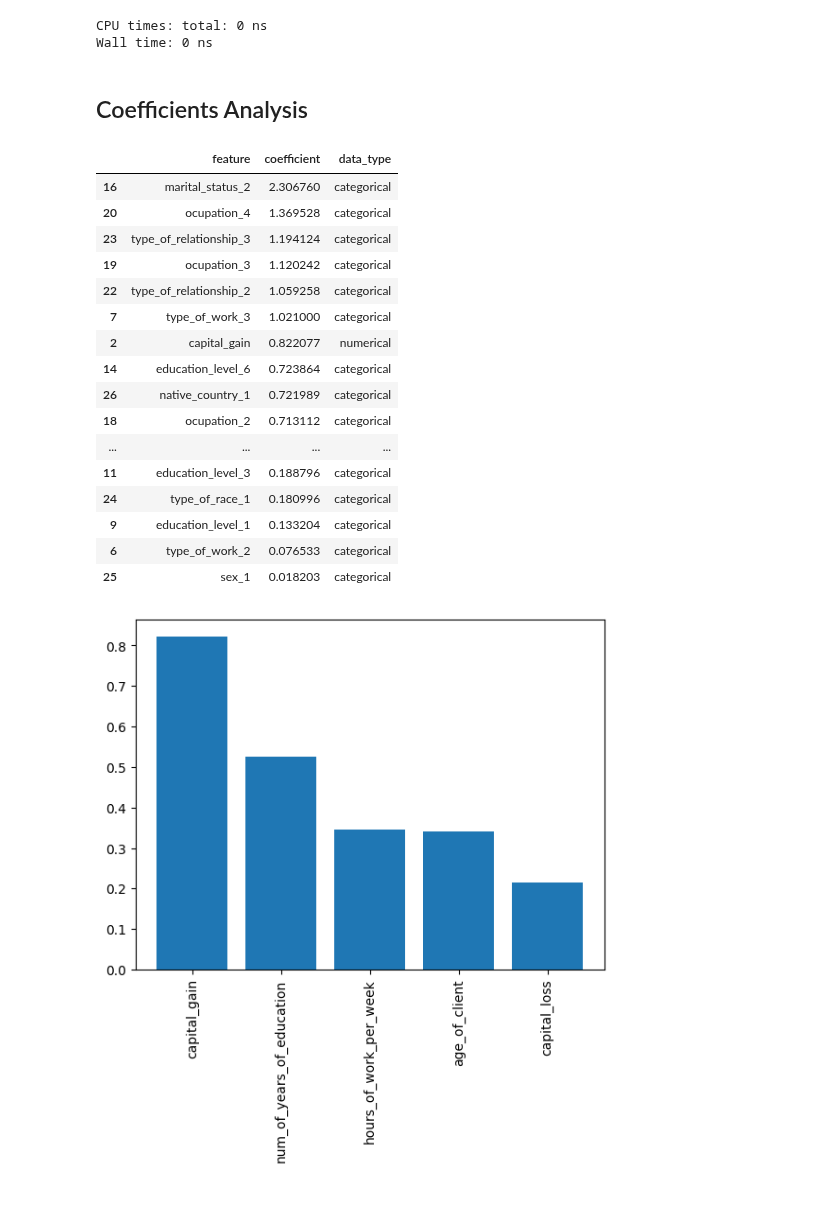
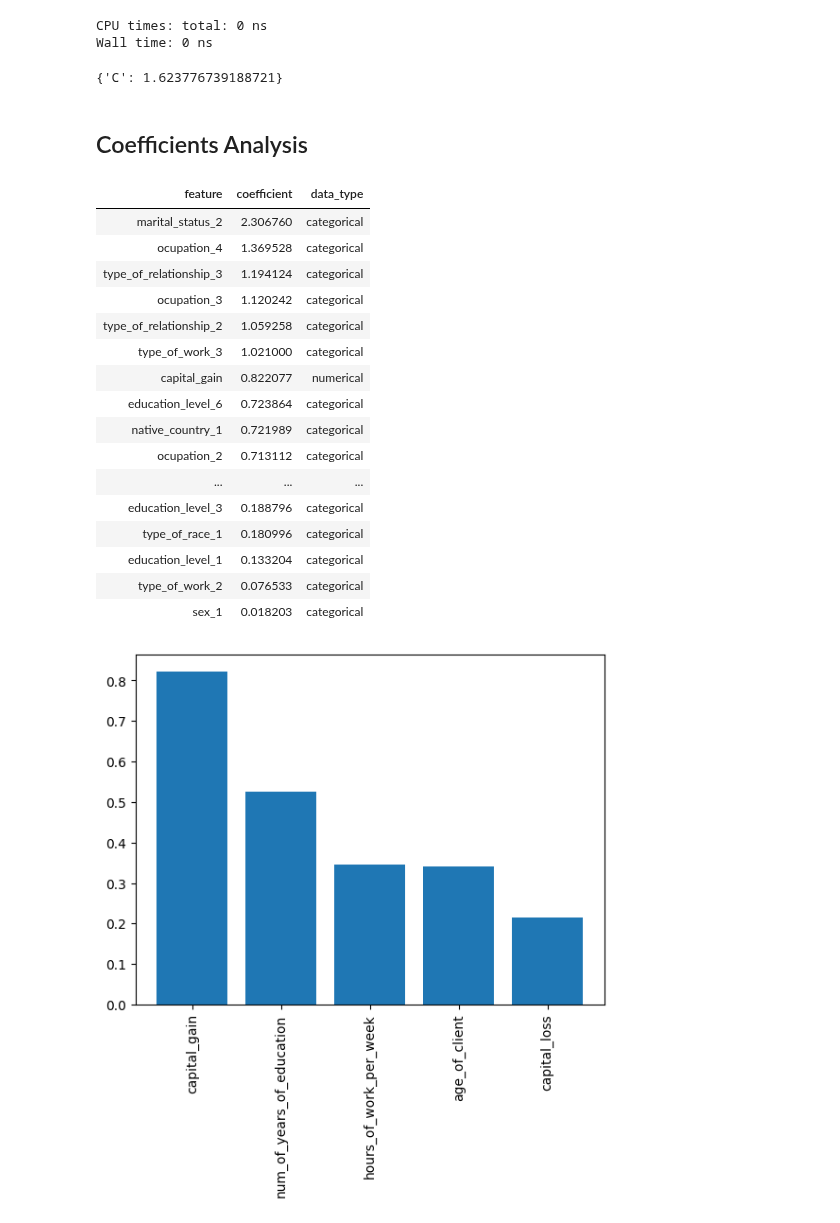
Before and after one commit to luis-escarcega/classifying-customers-by-earnings, a Jupyter notebook: notebooks/2_model.ipynb, the cells around one changed output. Drawn from its saved outputs; the diff is of its cells as text; code cells hidden in the pictures.

```diff
--- a/notebooks/2_model.ipynb
+++ b/notebooks/2_model.ipynb
@@ -67,6 +67,10 @@ save_to_pickle(best_model, BEST_MODEL_PATH)
 # %% [output]
 CPU times: total: 0 ns
 Wall time: 0 ns
+# %%
+best_param
+# %% [output]
+{'C': 1.623776739188721}
 # %% [markdown]
 ## Coefficients Analysis
 # %%
@@ -77,25 +81,25 @@ df_coef = df_coef.sort_values("coefficient", ascending=False)
 # %%
 df_coef["data_type"] = np.where(df_coef.feature.isin(numerical_features), "numerical", "categorical")
 # %%
-df_coef
+df_coef.style.hide()
 # %% [output]
-|  | feature | coefficient | data_type |
-| 16 | marital_status_2 | 2.306760 | categorical |
-| 20 | ocupation_4 | 1.369528 | categorical |
-| 23 | type_of_relationship_3 | 1.194124 | categorical |
-| 19 | ocupation_3 | 1.120242 | categorical |
-| 22 | type_of_relationship_2 | 1.059258 | categorical |
-| 7 | type_of_work_3 | 1.021000 | categorical |
-| 2 | capital_gain | 0.822077 | numerical |
-| 14 | education_level_6 | 0.723864 | categorical |
-| 26 | native_country_1 | 0.721989 | categorical |
-| 18 | ocupation_2 | 0.713112 | categorical |
-| ... | ... | ... | ... |
-| 11 | education_level_3 | 0.188796 | categorical |
-| 24 | type_of_race_1 | 0.180996 | categorical |
-| 9 | education_level_1 | 0.133204 | categorical |
-| 6 | type_of_work_2 | 0.076533 | categorical |
-| 25 | sex_1 | 0.018203 | categorical |
+| feature | coefficient | data_type |
+| marital_status_2 | 2.306760 | categorical |
+| ocupation_4 | 1.369528 | categorical |
+| type_of_relationship_3 | 1.194124 | categorical |
+| ocupation_3 | 1.120242 | categorical |
+| type_of_relationship_2 | 1.059258 | categorical |
+| type_of_work_3 | 1.021000 | categorical |
+| capital_gain | 0.822077 | numerical |
+| education_level_6 | 0.723864 | categorical |
+| native_country_1 | 0.721989 | categorical |
+| ocupation_2 | 0.713112 | categorical |
+| ... | ... | ... |
+| education_level_3 | 0.188796 | categorical |
+| type_of_race_1 | 0.180996 | categorical |
+| education_level_1 | 0.133204 | categorical |
+| type_of_work_2 | 0.076533 | categorical |
+| sex_1 | 0.018203 | categorical |
 # %%
 def plot_by_data_type(data_type):
     mask = df_coef.data_type==data_type
```
Also changed, not shown: 35 other files.
